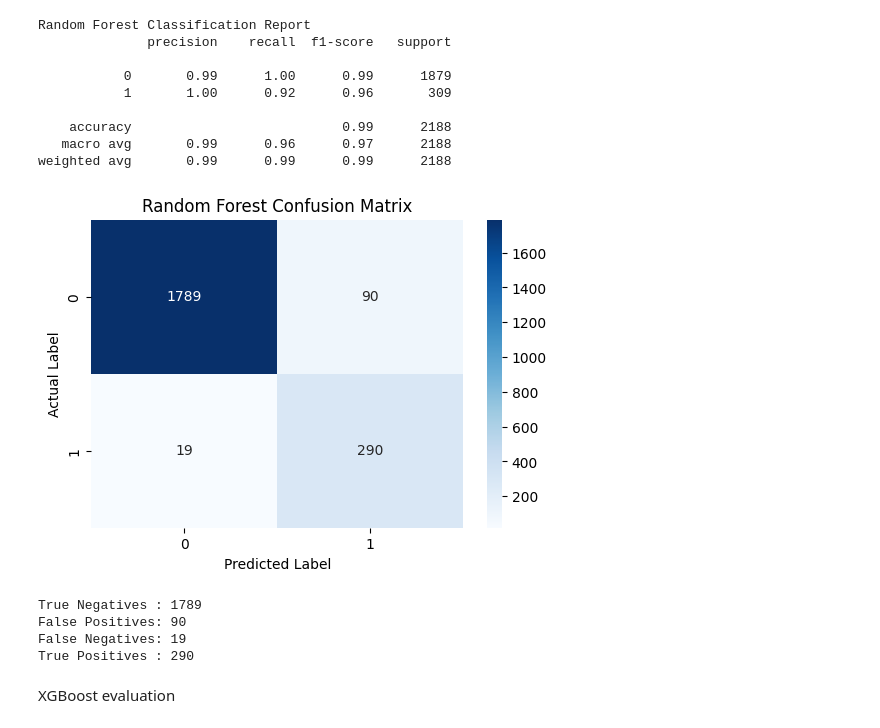
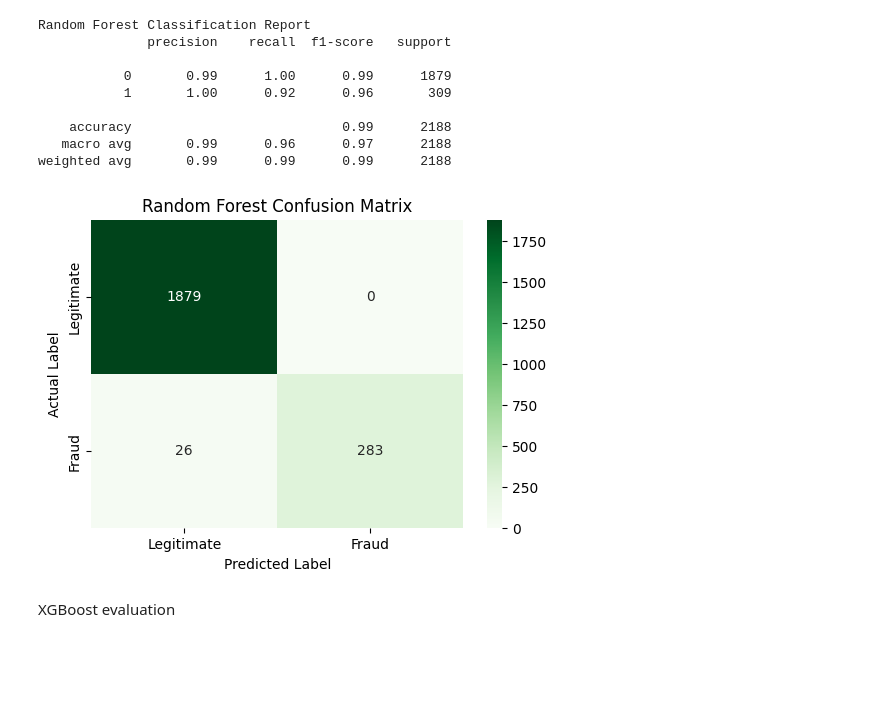
Before and after one commit to Barth40/novapay-fraud-detection, a Jupyter notebook: notebooks/06_model_evaluation.ipynb, the cells around one changed output. Cells and saved outputs as stored; diff of their text form; code cells hidden in the pictures; blank space fills up the shorter version.

```diff
--- a/notebooks/06_model_evaluation.ipynb
+++ b/notebooks/06_model_evaluation.ipynb
@@ -149,50 +126,32 @@ Random Forest Classification Report
     accuracy                           0.99      2188
    macro avg       0.99      0.96      0.97      2188
 weighted avg       0.99      0.99      0.99      2188
-# %%
-# Visualize confusion matrix
-
-plt.figure(figsize=(6, 4))
-
-sns.heatmap(
-    cm,
-    annot=True,
-    fmt="d",
-    cmap="Blues"
-)
-
-plt.title(
-    "Random Forest Confusion Matrix"
-)
-
-plt.xlabel(
-    "Predicted Label"
-)
-
-plt.ylabel(
-    "Actual Label"
-)
-
-plt.show()
-# %% [output]
-[figure, removed]
-# %%
-# Extract TN, FP, FN, TP
-
-tn, fp, fn, tp = confusion_matrix(
-    y_test,
-    y_pred_lr
-).ravel()
-
-print("True Negatives :", tn)
-print("False Positives:", fp)
-print("False Negatives:", fn)
-print("True Positives :", tp)
-# %% [output]
-True Negatives : 1789
-False Positives: 90
-False Negatives: 19
-True Positives : 290
+# %%
+# # Visualize confusion matrix
+
+cm_rf = confusion_matrix(
+    y_test,
+    y_pred_rf
+)
+
+plt.figure(figsize=(6,4))
+
+sns.heatmap(
+    cm_rf,
+    annot=True,
+    fmt="d",
+    cmap="Greens",
+    xticklabels=["Legitimate", "Fraud"],
+    yticklabels=["Legitimate", "Fraud"]
+)
+
+plt.title("Random Forest Confusion Matrix")
+plt.xlabel("Predicted Label")
+plt.ylabel("Actual Label")
+
+plt.show()
+# %% [output]
+[figure, added]
 # %% [markdown]
  XGBoost evaluation
 # %%
```
Also changed, not shown: parts of 4 cells of this notebook, 1 other file.
